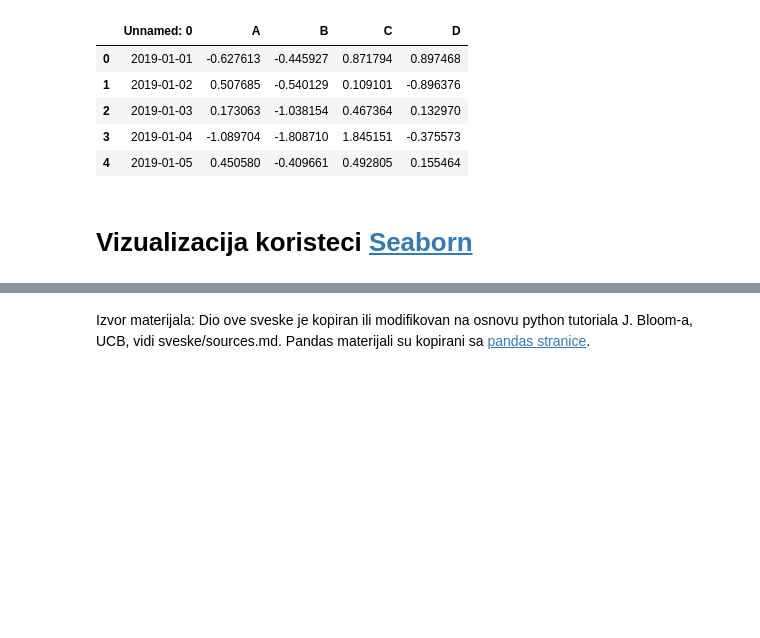
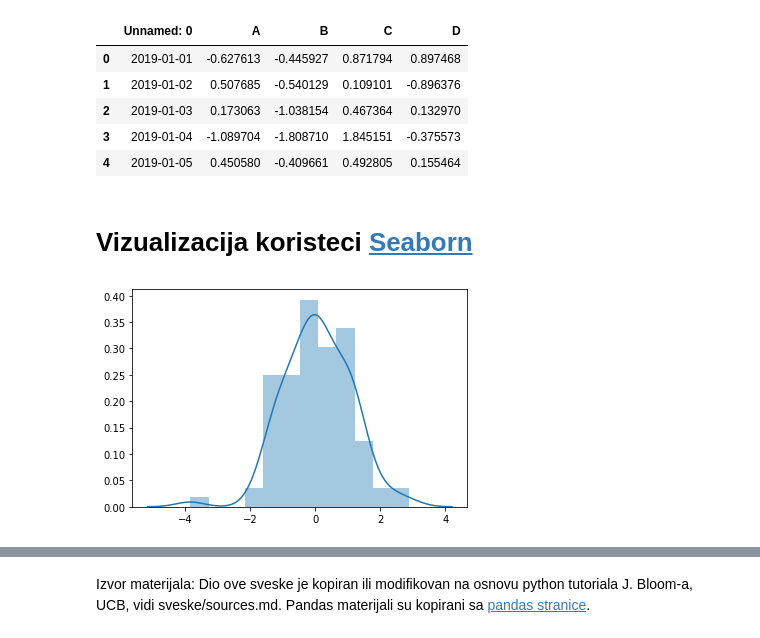
Before and after one commit to milicag/unibl_radionica, a Jupyter notebook: sveske/dan2_3.ipynb, the cells around one changed output, grey strips where cells are left out. Drawn from its saved outputs; the diff is of its cells as text; code cells hidden in the pictures; blank space fills up the shorter version.

```diff
--- a/sveske/dan2_3.ipynb
+++ b/sveske/dan2_3.ipynb
@@ -1330,3 +1330,10 @@ ucitan_df.head()
 | 4 | 2019-01-05 | 0.450580 | -0.409661 | 0.492805 | 0.155464 |
 # %% [markdown]
 # Vizualizacija koristeci [Seaborn](https://seaborn.pydata.org/)
+# %%
+import seaborn as sea
+# histogram plot da predstavimo distribuciju jedne variable
+x = np.random.normal(size=100)
+sns.distplot(x);
+# %% [output]
+[figure, added]
```
Also changed, not shown: parts of 2 cells of this notebook, 1 other file.
